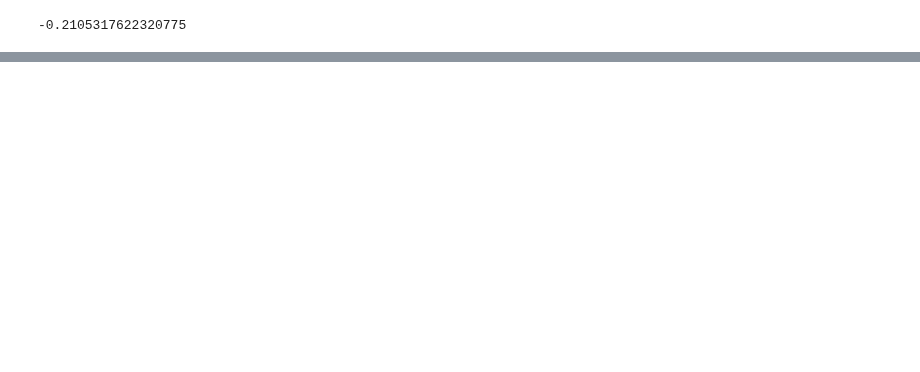
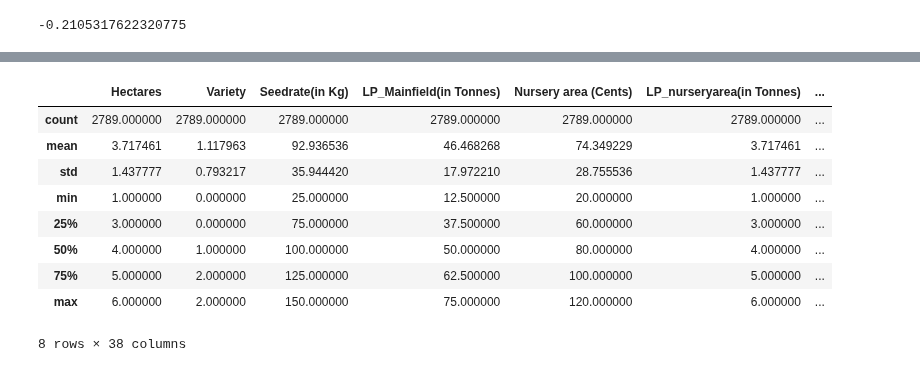
Before and after one commit to 2026726-dotcom/STDA, a Jupyter notebook: CA1.ipynb, the cells around one changed output, grey strips where cells are left out. Saved outputs shown, nothing was run; the diff lists cells and outputs as text; code cells hidden in the pictures; blank space fills up the shorter version.

```diff
--- a/CA1.ipynb
+++ b/CA1.ipynb
@@ -172,0 +199,14 @@ dataset.kurt()
+# %%
+#Now we can see the statistics with more variables
+data.describe()
+# %% [output]
+|  | Hectares | Variety | Seedrate(in Kg) | LP_Mainfield(in Tonnes) | Nursery area (Cents) | LP_nurseryarea(in Tonnes) | ... |
+| count | 2789.000000 | 2789.000000 | 2789.000000 | 2789.000000 | 2789.000000 | 2789.000000 | ... |
+| mean | 3.717461 | 1.117963 | 92.936536 | 46.468268 | 74.349229 | 3.717461 | ... |
+| std | 1.437777 | 0.793217 | 35.944420 | 17.972210 | 28.755536 | 1.437777 | ... |
+| min | 1.000000 | 0.000000 | 25.000000 | 12.500000 | 20.000000 | 1.000000 | ... |
+| 25% | 3.000000 | 0.000000 | 75.000000 | 37.500000 | 60.000000 | 3.000000 | ... |
+| 50% | 4.000000 | 1.000000 | 100.000000 | 50.000000 | 80.000000 | 4.000000 | ... |
+| 75% | 5.000000 | 2.000000 | 125.000000 | 62.500000 | 100.000000 | 5.000000 | ... |
+| max | 6.000000 | 2.000000 | 150.000000 | 75.000000 | 120.000000 | 6.000000 | ... |
+8 rows × 38 columns
```
Also changed, not shown: parts of 22 cells of this notebook.
